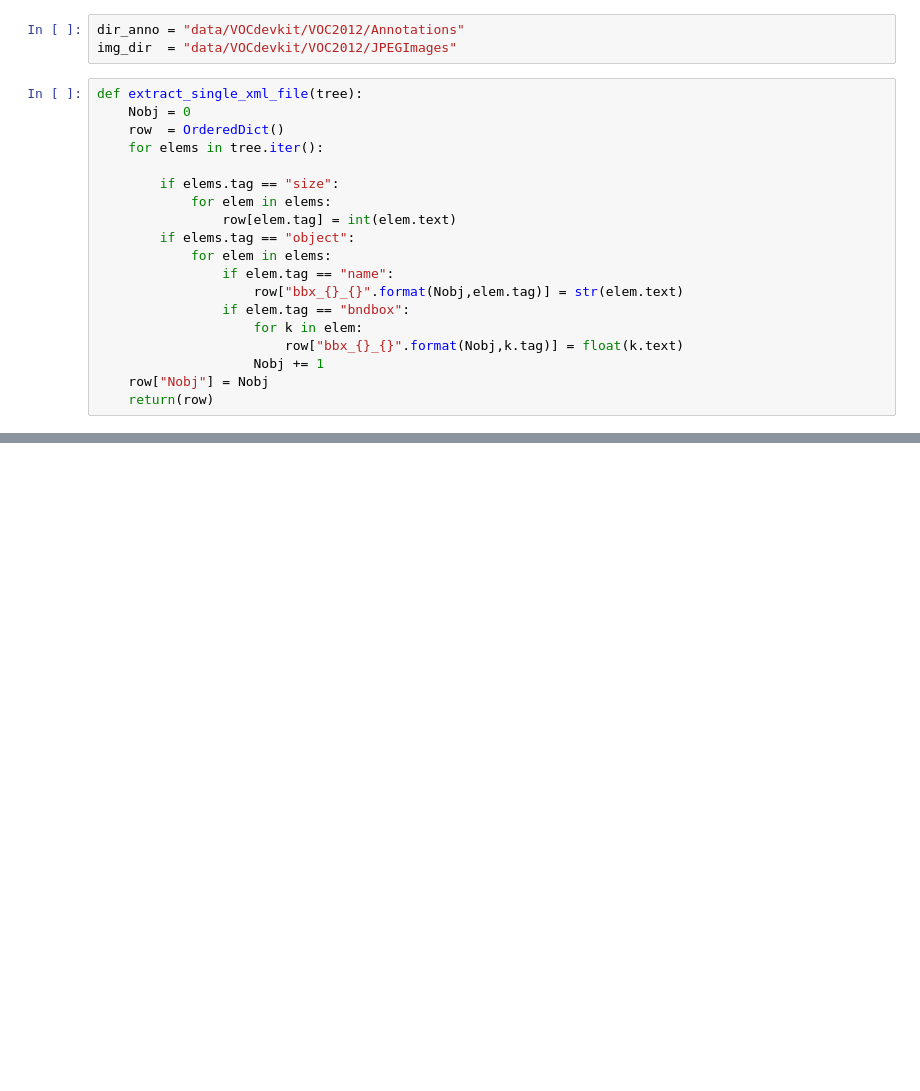
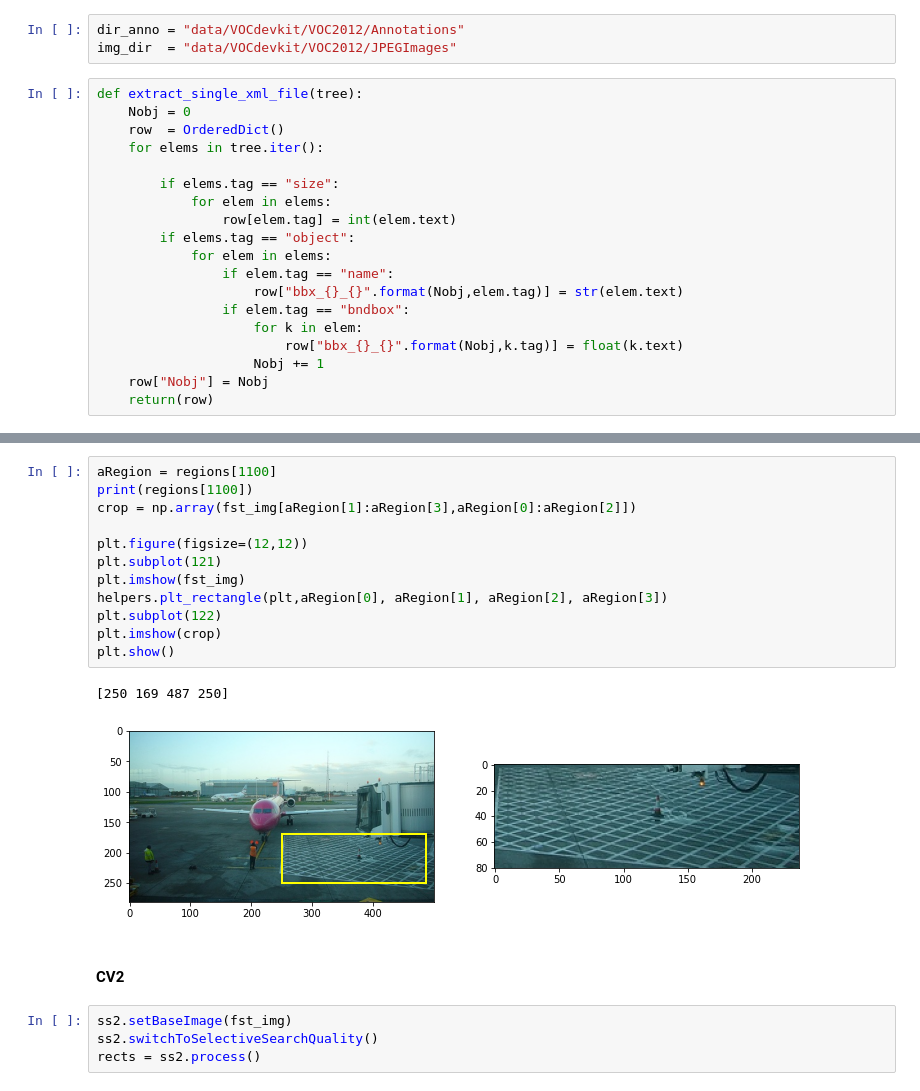
Before and after one commit to plorgue/jerry, a Jupyter notebook: r-cnn.ipynb, the cells around one changed output, grey strips where cells are left out. Cells and saved outputs as stored; diff of their text form; blank space fills up the shorter version.

```diff
--- a/r-cnn.ipynb
+++ b/r-cnn.ipynb
@@ -47,0 +97,21 @@ df_anno.head()
+# %%
+aRegion = regions[1100]
+print(regions[1100])
+crop = np.array(fst_img[aRegion[1]:aRegion[3],aRegion[0]:aRegion[2]])
+
+plt.figure(figsize=(12,12))
+plt.subplot(121)
+plt.imshow(fst_img)
+helpers.plt_rectangle(plt,aRegion[0], aRegion[1], aRegion[2], aRegion[3])
+plt.subplot(122)
+plt.imshow(crop)
+plt.show()
+# %% [output]
+[250 169 487 250]
+[figure, added]
+# %% [markdown]
+#### CV2
+# %%
+ss2.setBaseImage(fst_img)
+ss2.switchToSelectiveSearchQuality()
+rects = ss2.process()
```
Also changed, not shown: parts of 60 cells of this notebook, 6 other files.
